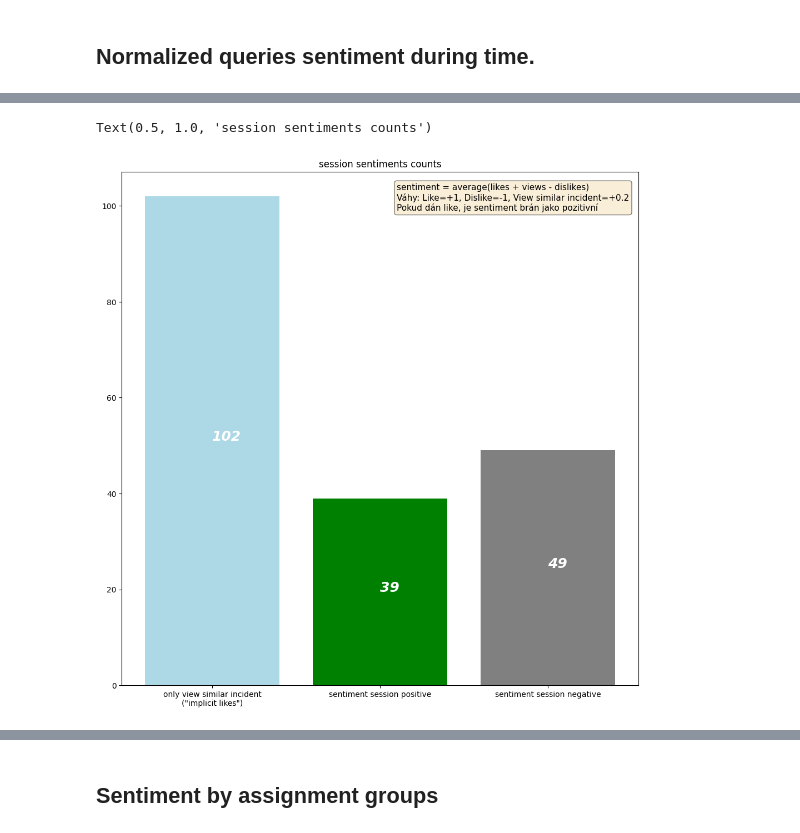
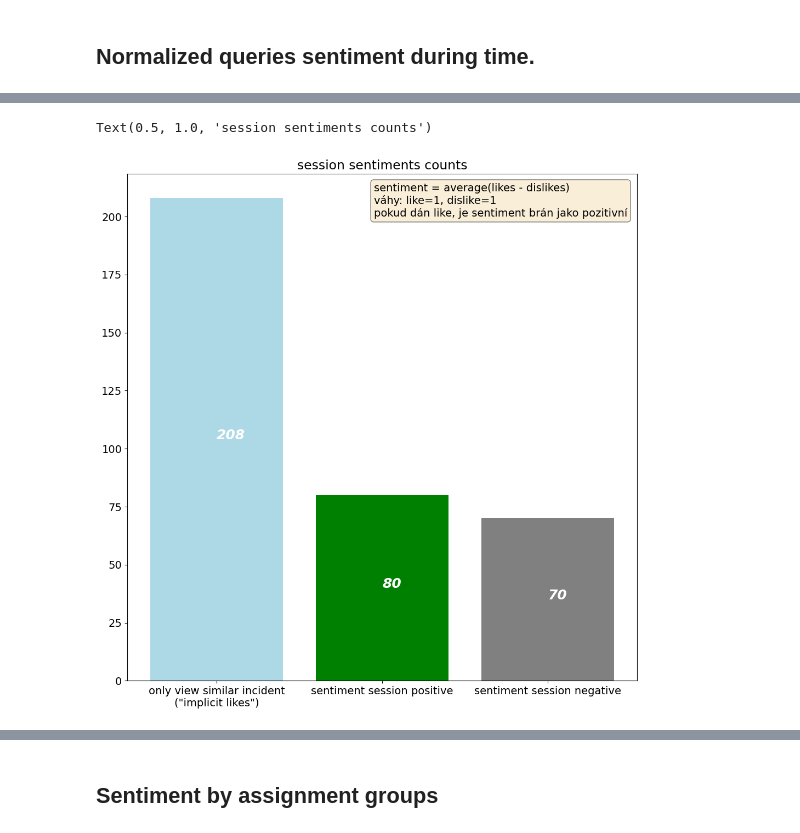
Before and after one commit to the-mama-ai/msearch_csas_ux_analysis, a Jupyter notebook: analysis.ipynb, the cells around one changed output, grey strips where cells are left out. Cells and saved outputs as stored; diff of their text form; code cells hidden in the pictures.

```diff
--- a/analysis.ipynb
+++ b/analysis.ipynb
@@ -11,6 +11,7 @@ import pandas as pd
 ## Parse the events from csas_logs.csv .
 # %%
 csv_file_path = 'ui_logs_2023-03-20 16_29_49.774183.csv'
+csv_file_path = 'ui_logs_2023-04-06 13_50_36.138784.csv'
 
 events = filter_events_by_time(
     events=parse_all_events_from_csv(csv_file_path),
@@ -91,12 +100,13 @@ df: pd.DataFrame = pd.DataFrame.from_records([event.to_dict() for event in event
 # %%
 grouped_source_and_user = df.groupby(['source_ticket_id', 'client_id'])
 
+#TODO: rename event_group to session
 event_groups_sentiment: dict[str, np.ndarray] = {}
 for source_and_user, indices in grouped_source_and_user.indices.items():
     contains_sentiment: bool = False
     for index in indices:
         event: Event = events[index]
-        if event.event_type == EventType.LIKE or event.event_type == EventType.DISLIKE:
+        if event.event_type in [EventType.LIKE, EventType.DISLIKE]:
             contains_sentiment = True
             break
     if contains_sentiment:
@@ -107,7 +117,7 @@ for source_and_user, indices in grouped_source_and_user.indices.items():
     contains_view_similar: bool = False
     for index in indices:
         event: Event = events[index]
-        if event.event_type == EventType.LIKE or event.event_type == EventType.DISLIKE:
+        if event.event_type in [EventType.LIKE, EventType.DISLIKE]:
             contains_view_similar = False
             break
         if event.event_type == EventType.VIEW_SIMILAR_INCIDENT:
@@ -126,9 +136,10 @@ class Path:
 
 # non-discounted normalized sentiment: <-1, 1>, -1 strong dislike, +1 strong like
 LIKE_WEIGHT = 1
-DISLIKE_WEIGHT = 1
-SIMILAR_VIEW_WEIGHT = 0.2
+DISLIKE_WEIGHT = 0.675
+SIMILAR_VIEW_WEIGHT = 0.000001
 
+# TODO: rename to sentiment_sessions
 all_relevant_event_groups = event_groups_sentiment | event_groups_view_similar
 sentiment_paths: dict[str, Path] = {name: Path() for name in all_relevant_event_groups.keys()}
 for source_and_user, indices in all_relevant_event_groups.items():
@@ -156,10 +167,10 @@ for source_and_user, indices in all_relevant_event_groups.items():
                 if event.similar_ticket_id not in similar_view_ids:
                     views += SIMILAR_VIEW_WEIGHT
                     similar_view_ids.add(event.similar_ticket_id)
-
+    dislike_sum = dislikes
     if likes > 0 and dislikes > 0:
         dislikes = 0
-    sentiment_paths[source_and_user].sentiment = float((likes + views - dislikes) / len(indices))
+    sentiment_paths[source_and_user].sentiment = float((likes + views - dislikes) / (likes + views + dislike_sum))
 
     sentiment_paths[source_and_user].events += [events[index] for index in indices]
     sentiment_paths[source_and_user].timestamp_start = events[indices[0]].timestamp
@@ -192,10 +203,9 @@ plt.text(1, 1, f'likes', color='green')
 plt.text(1, 0.9, f'view similar incident', color='lightblue')  #mediumseagreen
 plt.text(1, 0.8, f'dislikes', color='gray')
 
-plt.text(135, 1.2, f"sentiment = average(likes + views - dislikes)\n"
+plt.text(290, 1.2, f"sentiment = average(likes + views - dislikes)\n"
                    f"Váhy: Like=+1, Dislike=-1, View similar incident=+0.2\n"
                    f"Pokud dán like, je sentiment brán jako pozitivní.",
-
-         size=10, bbox=dict(boxstyle='round', facecolor='wheat', alpha=0.5))
+         size=9, bbox=dict(boxstyle='round', facecolor='wheat', alpha=0.5))
 plt.show()
 # %% [output]
@@ -205,26 +215,39 @@ plt.show()
 # %%
 views_count = len([1 for path in sentiment_paths.values() if path.only_view])
 likes_count = len([1 for path in sentiment_paths.values() if not path.only_view and path.sentiment > 0])
 dislike_count = len([1 for path in sentiment_paths.values() if not path.only_view and path.sentiment < 0])
 
 DISLIKE_MULTIPLE_CLICKS_BUG_CORRECTION = 4 + 1
 dislike_count -= DISLIKE_MULTIPLE_CLICKS_BUG_CORRECTION
 
+without_sentiment_session_count = len([event for event in events
+                                       if event.event_type not in [EventType.LIKE, EventType.DISLIKE,
+                                                                   EventType.VIEW_SIMILAR_INCIDENT]])
+without_sentiment_session_count = 10
 f, ax = plt.subplots(figsize=(12, 12))
+import math
+
+undecided_count = math.ceil(dislike_count - dislike_count * 0.675)
+dislike_count = int(dislike_count * 0.675)
 plt.bar(
-    ['only view similar incident\n("implicit likes")', 'sentiment session positive', 'sentiment session negative'],
-    [views_count, likes_count, dislike_count],
-    color=['lightblue', 'green', 'grey']
+    ['only view similar incident\n("implicit likes")', 'sentiment session positive', 'sentiment session negative', ],
+    # 'not relevant'],
+    [views_count, likes_count, dislike_count],  #, undecided_count],
+    color=['lightblue', 'green', 'grey']  # , 'peru'
 )
+plt.rcParams.update({'font.size': 14})
 
 plt.text(0, views_count / 2, f"{views_count}", size=18, weight='bold', style='oblique', color='white')
 plt.text(1, likes_count / 2, f"{likes_count}", size=18, weight='bold', style='oblique', color='white')
 plt.text(2, dislike_count / 2, f"{dislike_count}", size=18, weight='bold', style='oblique', color='white')
-plt.text(1.1, 99, f"sentiment = average(likes + views - dislikes)\n"
-                  f"Váhy: Like=+1, Dislike=-1, View similar incident=+0.2\n"
-                  f"Pokud dán like, je sentiment brán jako pozitivní",
-         size=11, bbox=dict(boxstyle='round', facecolor='wheat', alpha=0.5))
+# plt.text(3, undecided_count / 2, f"{undecided_count}", size=18, weight='bold', style='oblique', color='white')
+plt.text(0.95, 200, f"sentiment = average(likes - dislikes)\n"
+                    f"váhy: like=1, dislike=1\n"
+                    f"pokud dán like, je sentiment brán jako pozitivní",
+         #f"dle manuální analýzy dat, je jen 67.5% disliků relevantních",
+
+         size=14, bbox=dict(boxstyle='round', facecolor='wheat', alpha=0.5))
 plt.title('session sentiments counts')
 # %% [output]
 Text(0.5, 1.0, 'session sentiments counts')
-[figure, old version]
+[figure, new version]
```
Also changed, not shown: parts of 20 cells of this notebook, 2 other files.
